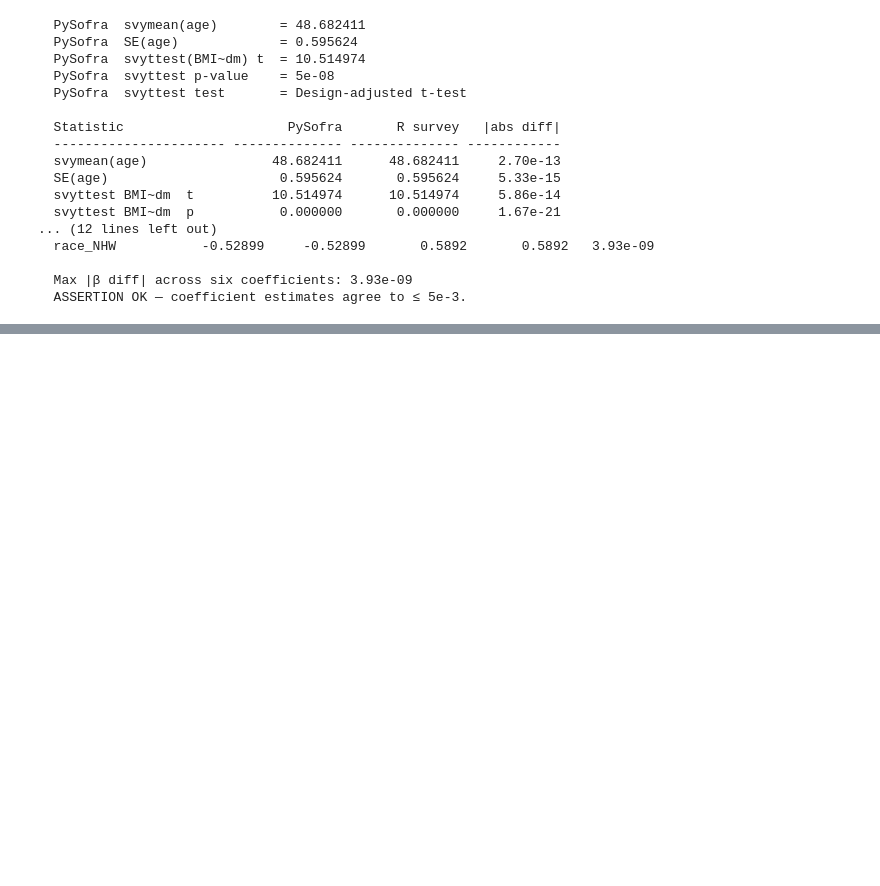
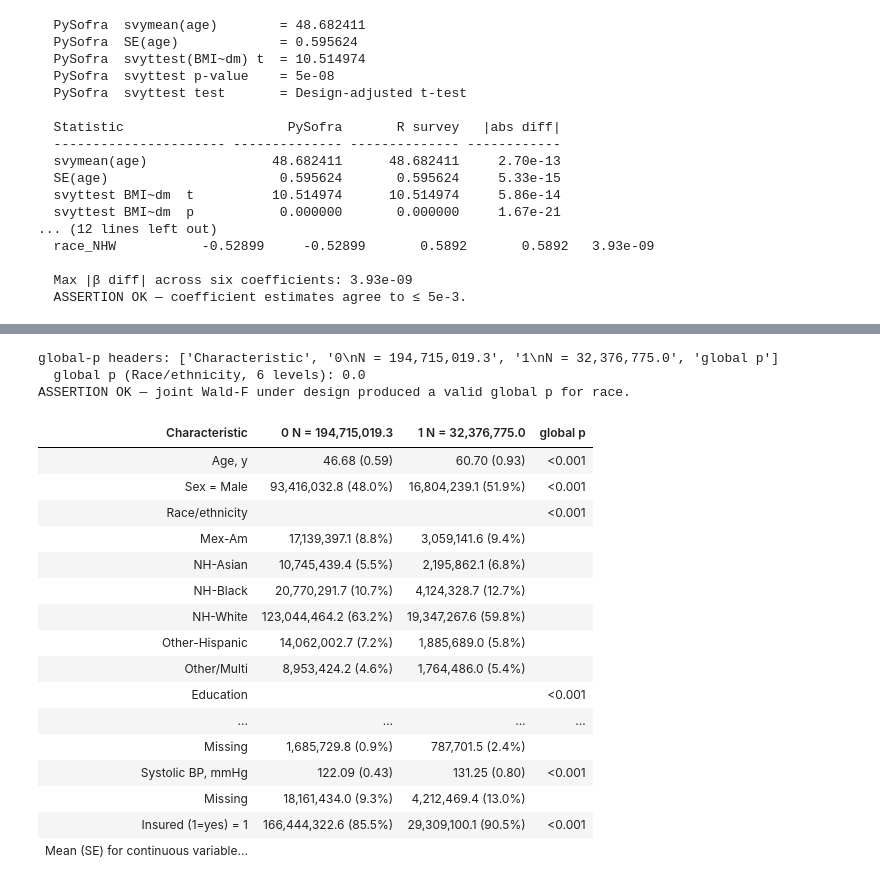
Before and after one commit to jturner-uofl/pysofra, a Jupyter notebook: examples/jss_case_study/jss_case_study.ipynb, the cells around one changed output, grey strips where cells are left out. Drawn from its saved outputs; the diff is of its cells as text; code cells hidden in the pictures; blank space fills up the shorter version.

```diff
--- a/examples/jss_case_study/jss_case_study.ipynb
+++ b/examples/jss_case_study/jss_case_study.ipynb
@@ -726,0 +964,52 @@ else:
+# %%
+import warnings as _w
+# Avoid double-counting: add_global_p() rebuilds the table from spec,
+# so we call it on a fresh t_design (no prior add_p / add_smd columns).
+with _w.catch_warnings():
+    _w.simplefilter("ignore")
+    t_gp = ps.tbl_one(
+        df, by="diabetes", variables=variables,
+        design=design, labels=labels,
+    ).add_global_p()
+gp_headers = [h.text for h in t_gp.headers[0].cells]
+print(f"global-p headers: {gp_headers}")
+assert any("global" in h.lower() for h in gp_headers), \
+    "add_global_p did not insert a global-p column"
+
+# Pull the global-p for the race variable
+race_gp = None
+for r in t_gp.rows:
+    label_txt = r.cells[0].text.strip()
+    if label_txt == "Race/ethnicity":
+        for c in r.cells:
+            if c.kind == "p_value" and isinstance(c.value, (int, float)):
+                race_gp = float(c.value)
+                break
+        break
+print(f"  global p (Race/ethnicity, 6 levels): {race_gp}")
+assert race_gp is not None and 0 <= race_gp <= 1, \
+    "race global p not in [0,1]"
+print("ASSERTION OK — joint Wald-F under design produced a "
+      "valid global p for race.")
+t_gp
+# %% [output]
+global-p headers: ['Characteristic', '0\nN = 194,715,019.3', '1\nN = 32,376,775.0', 'global p']
+  global p (Race/ethnicity, 6 levels): 0.0
+ASSERTION OK — joint Wald-F under design produced a valid global p for race.
+| Characteristic | 0 N = 194,715,019.3 | 1 N = 32,376,775.0 | global p |
+| Age, y | 46.68 (0.59) | 60.70 (0.93) | <0.001 |
+| Sex = Male | 93,416,032.8 (48.0%) | 16,804,239.1 (51.9%) | <0.001 |
+| Race/ethnicity |  |  | <0.001 |
+| Mex-Am | 17,139,397.1 (8.8%) | 3,059,141.6 (9.4%) |  |
+| NH-Asian | 10,745,439.4 (5.5%) | 2,195,862.1 (6.8%) |  |
+| NH-Black | 20,770,291.7 (10.7%) | 4,124,328.7 (12.7%) |  |
+| NH-White | 123,044,464.2 (63.2%) | 19,347,267.6 (59.8%) |  |
+| Other-Hispanic | 14,062,002.7 (7.2%) | 1,885,689.0 (5.8%) |  |
+| Other/Multi | 8,953,424.2 (4.6%) | 1,764,486.0 (5.4%) |  |
+| Education |  |  | <0.001 |
+| ... | ... | ... | ... |
+| Missing | 1,685,729.8 (0.9%) | 787,701.5 (2.4%) |  |
+| Systolic BP, mmHg | 122.09 (0.43) | 131.25 (0.80) | <0.001 |
+| Missing | 18,161,434.0 (9.3%) | 4,212,469.4 (13.0%) |  |
+| Insured (1=yes) = 1 | 166,444,322.6 (85.5%) | 29,309,100.1 (90.5%) | <0.001 |
+| Mean (SE) for continuous variable... |  |  |  |
```
Also changed, not shown: parts of 12 cells of this notebook, 3 other files.
